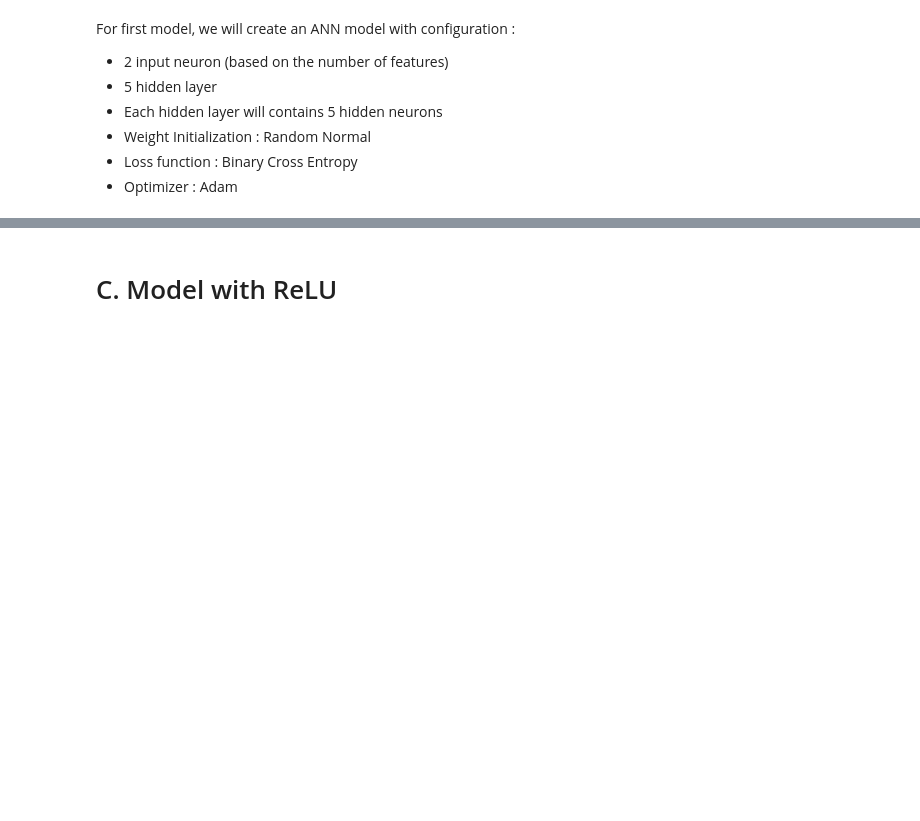
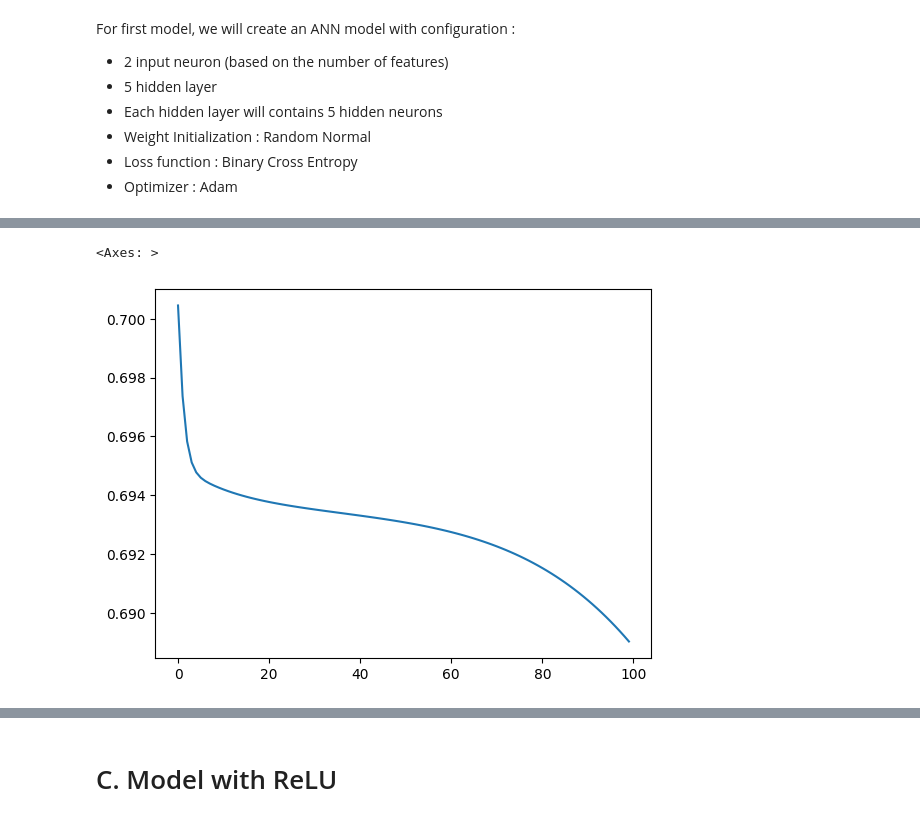
Before and after one commit to FTDS-learning-materials/phase-2, a Jupyter notebook: w1/P2W1D2AM - Training Artificial Neural Network - Part 1.ipynb, the cells around one changed output, grey strips where cells are left out. Saved outputs shown, nothing was run; the diff lists cells and outputs as text; code cells hidden in the pictures; blank space fills up the shorter version.

```diff
--- a/w1/P2W1D2AM - Training Artificial Neural Network - Part 1.ipynb
+++ b/w1/P2W1D2AM - Training Artificial Neural Network - Part 1.ipynb
@@ -114,6 +110,7 @@ _________________________________________________________________
 # %%
-# Train the ANN Model
+# Train the ANN model
+%%time
 
-model_sigmoid.fit(X_train, y_train, batch_size=32, epochs=100)
+history_sigmoid = model_sigmoid.fit(X_train, y_train, batch_size=32, epochs=100)
 # %% [output]
 Epoch 1/100
@@ -137,3 +133,11 @@ Epoch 100/100
+# %%
+# Loss visualization
+
+history_sigmoid_df = pd.DataFrame(history_sigmoid.history)
+history_sigmoid_df['loss'].plot()
+# %% [output]
+<Axes: >
+[figure, added]
 # %%
 # Predict test-set
 
```
Also changed, not shown: parts of 17 cells of this notebook.
